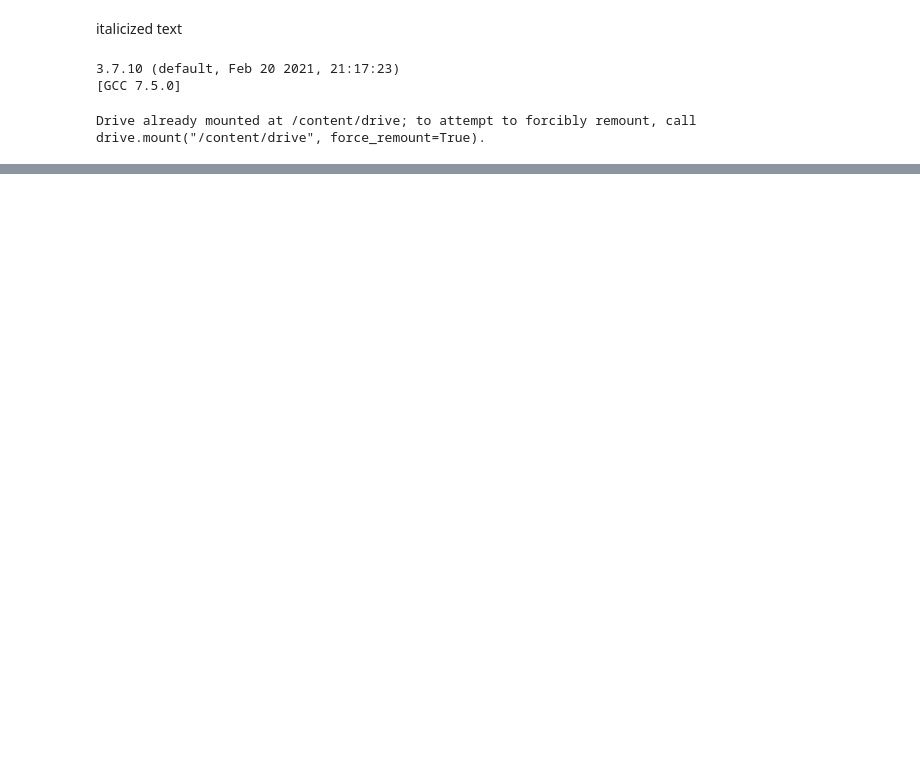
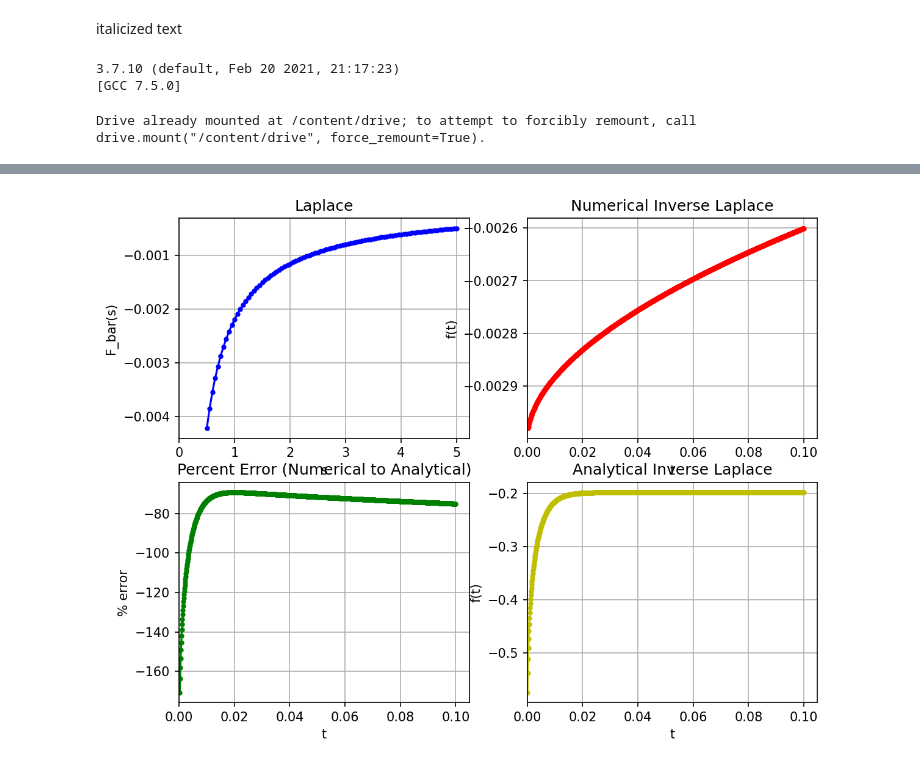
Before and after one commit to ryerrabelli/Yerrabelli-Spector-Poroelastic-Model-Code, a Jupyter notebook: src/colab.ipynb, the cells around one changed output, grey strips where cells are left out. Cells and saved outputs as stored; diff of their text form; code cells hidden in the pictures; blank space fills up the shorter version.

```diff
--- a/src/colab.ipynb
+++ b/src/colab.ipynb
@@ -186,3 +188,79 @@ Time taken in sec: 0.009809255599975586
        alpha     tg  strain_rate      t0
 value    0.5  0.007       0.0001  1000.0
 [figure]
+# %%
+from src.viscoporoelastic_model import TestModel2
+# inputting a value of time=0 doesn't error (just returns None/NaN), but takes longer (about 2x as much) on python; not really MATLAB though
+times=np.arange(0.1,100,0.1)/10000.0*10
+#times = np.arange(0.05, 5.05, 0.05)
+
+tm = TestModel2()
+func = tm.laplace_value
+anal_inv_func = tm.inverted_value
+input_times = times
+plot_times  = times
+func_name = {"t":"f(t)", "s":"F_bar(s)"}
+x_names   = {"t":"t", "s":"s"}
+s_vals = np.arange(0.5, 5.05, 0.05)
+
+
+import time as timer
+t1=timer.time();
+inverted_vals=euler_inversion(func, input_times)
+t2=timer.time()-t1
+print("Time taken in sec:", t2)
+
+#%%
+# Non-positive s values give an error "invalid value encountered in sqrt"
+laplace_vals = func(s_vals)
+inverted_vals_analytical = None if anal_inv_func is None else anal_inv_func(input_times)
+
+
+##%%
+import matplotlib.pyplot as plt
+fig, axs = plt.subplots(2,2)
+fig.set_figwidth(9)
+fig.set_figheight(3*2+1)
+fig.set_dpi(150)
+
+axs[0,0].plot(s_vals, laplace_vals, ".-b")
+axs[0,0].set_xlabel(x_names["s"])
+# theoretically, there should be no limit on s, but non-positive values throw an error in the function
+axs[0,0].set_xlim([0, None])
+axs[0,0].set_ylabel(func_name["s"])
+axs[0,0].grid()
+axs[0,0].title.set_text("Laplace")
+
+axs[0,1].plot(plot_times, inverted_vals, ".-r")
+axs[0,1].set_xlabel(x_names["t"])
+axs[0,1].set_xlim([0, None])
+axs[0,1].set_ylabel(func_name["t"])
+axs[0,1].grid()
+axs[0,1].title.set_text("Numerical Inverse Laplace")
+
+if inverted_vals_analytical is not None:
+  axs[1,1].plot(plot_times, inverted_vals_analytical, ".-y")
+  axs[1,1].set_xlabel(x_names["t"])
+  axs[1,1].set_xlim([0, None])
+  axs[1,1].set_ylabel(func_name["t"])
+  axs[1,1].grid()
+  axs[1,1].title.set_text("Analytical Inverse Laplace")
+
+
+  axs[1,0].plot(plot_times, (inverted_vals-inverted_vals_analytical)/inverted_vals, ".-g")
+  axs[1,0].set_xlabel(x_names["t"])
+  axs[1,0].set_xlim([0, None])
+  #axs[1,0].set_ylabel(func_name["t"])
+  axs[1,0].set_ylabel("% error")
+  axs[1,0].grid()
+  axs[1,0].title.set_text("Percent Error (Numerical to Analytical)")
+
+
+
+#axs[0,0].show()
+
+fig.show()
+
+vars={key:value for key,value in TestModel2.__dict__.items() if not key.startswith("__") and not callable(value)}
+print(pd.DataFrame(vars,index=["value"]))
+# %% [output]
@@ -188,0 +272 @@ value    0.5  0.007       0.0001  1000.0
+[figure, added]
```
Also changed, not shown: parts of 4 cells of this notebook, 3 other files.
